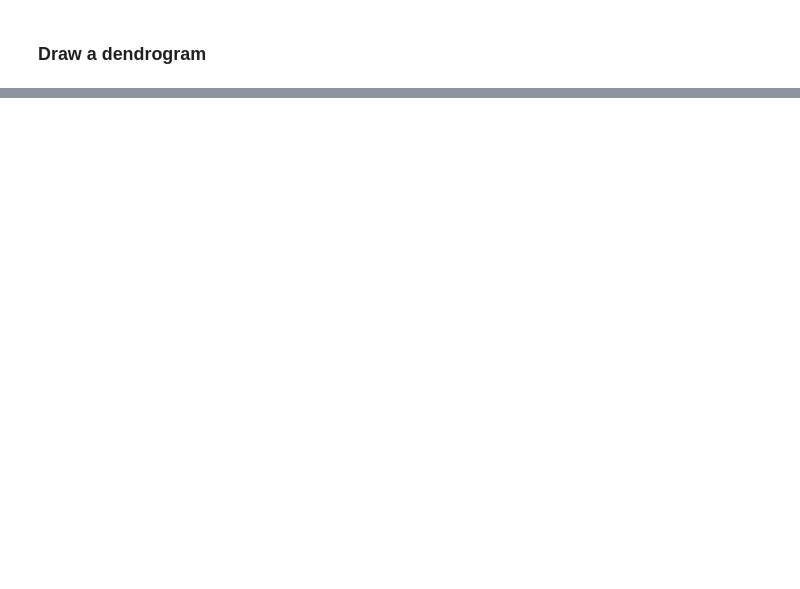
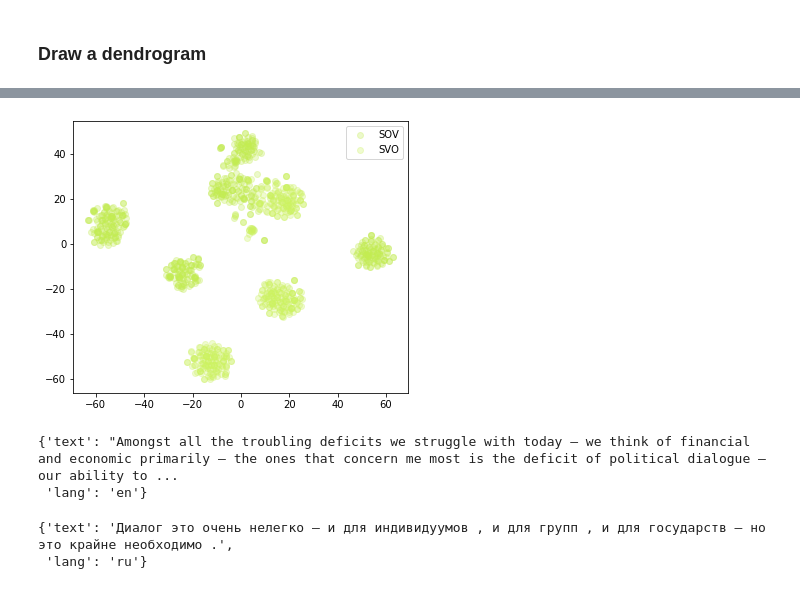
Before and after one commit to Shaul1321/multilingual-inlp, a Jupyter notebook: inlp-mbert-experiment.ipynb, the cells around one changed output, grey strips where cells are left out. Cells and saved outputs as stored; diff of their text form; code cells hidden in the pictures; blank space fills up the shorter version.

```diff
--- a/inlp-mbert-experiment.ipynb
+++ b/inlp-mbert-experiment.ipynb
@@ -363,3 +403,7 @@ for num_classifiers in [1,2,3,4]:
+# %%
+concat_normalized = concat / np.linalg.norm(concat, axis = 1, keepdims = True)
+vecs_projected_low_dim2 = concat_normalized.dot(vecs.T).T
+vecs_projected_low_dim2[0][:5], vecs_projected_low_dim[0][:5]
 # %% [markdown]
 ### Draw a dendrogram
 # %%
@@ -386,0 +440,13 @@ plt.show()
+# %%
+SVO = {"en", "ru", "he"}
+SOV = {"de", "nl", "ja", "ko", "fa"}
+data_for_word_order = []
+
+for word_order_group, word_order in zip([SVO, SOV], ["SVO", "SOV"]):
+    for lang in word_order_group:
+        print(lang)
+        relevant = [d for d in data_with_states if d["lang"] == lang]
+        vecs_relevant = np.array([d["vec"] for d in relevant])
+        vecs_relevant = concat_normalized.dot(vecs_relevant.T).T
+        for v in vecs_relevant:
+            data_for_word_order.append((v, word_order))
@@ -386,0 +462,13 @@ plt.show()
+# %%
+random.shuffle(data_for_word_order)
+vecs_word_ordr, labels_word_order = map(np.array, zip(*data_for_word_order))
+# %%
+tsne(vecs_word_ordr[:1000], labels_word_order[:1000])
+# %% [output]
+[figure, added]
+# %%
+en = [d for d in all_data if d["lang"] == "en"]
+en[0]
+# %% [output]
+{'text': "Amongst all the troubling deficits we struggle with today — we think of financial and economic primarily — the ones that concern me most is the deficit of political dialogue — our ability to ...
+ 'lang': 'en'}
@@ -386,0 +477,5 @@ plt.show()
+# %%
+q[50]
+# %% [output]
+{'text': 'Диалог это очень нелегко — и для индивидуумов , и для групп , и для государств — но это крайне необходимо .',
+ 'lang': 'ru'}
```
Also changed, not shown: parts of 29 cells of this notebook.
